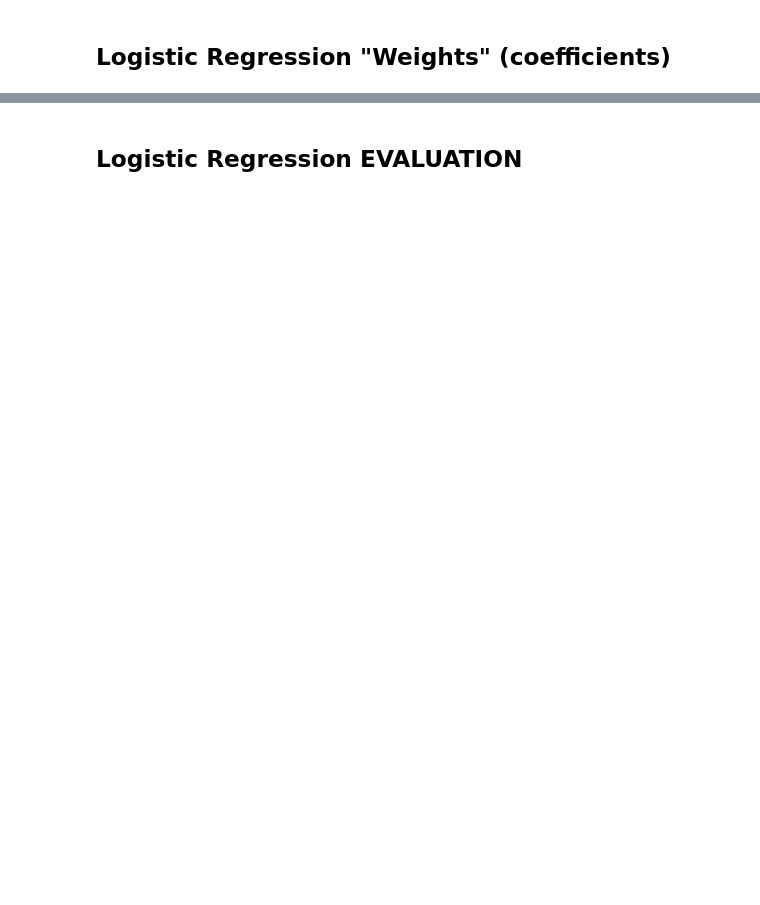
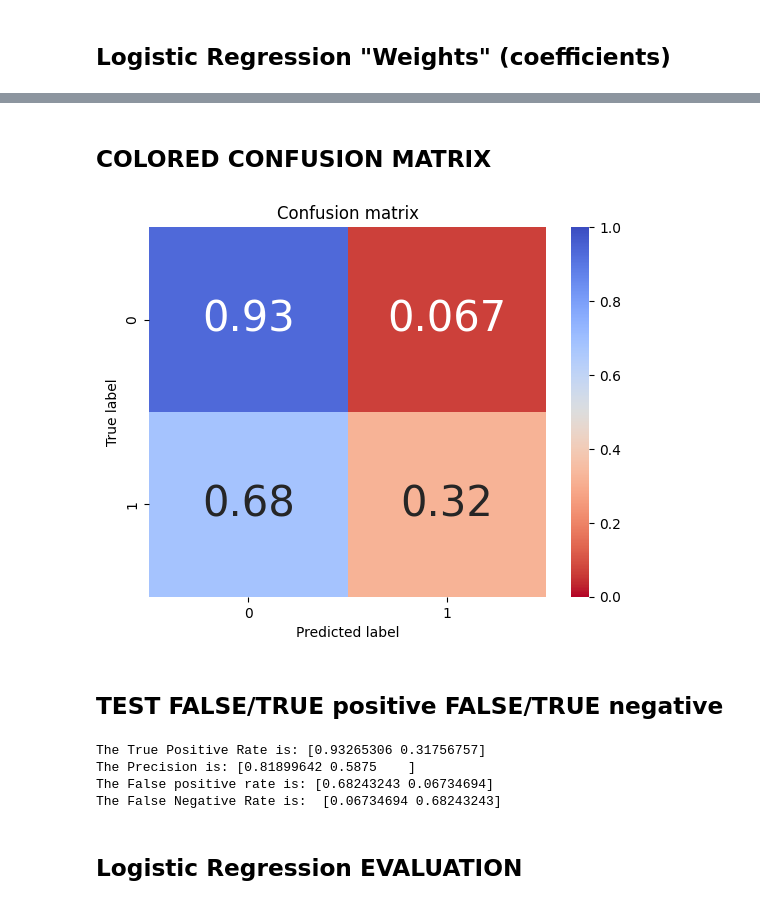
Before and after one commit to paoloartasensi/wow, a Jupyter notebook: PressMOVLogisticWithChatGPT.ipynb, the cells around one changed output, grey strips where cells are left out. Saved outputs shown, nothing was run; the diff lists cells and outputs as text; code cells hidden in the pictures; blank space fills up the shorter version.

```diff
--- a/PressMOVLogisticWithChatGPT.ipynb
+++ b/PressMOVLogisticWithChatGPT.ipynb
@@ -199,3 +199,59 @@ b0: -2.0818548065892135
+# %% [markdown]
+## COLORED CONFUSION MATRIX
+# %%
+def plot_confusion_matrix(cm, classes=None, title='Confusion matrix'):
+    """Plots a confusion matrix."""
+    if classes is not None:
+        sns.heatmap(cm, cmap="coolwarm_r",
+                    xticklabels=classes,
+                    yticklabels=classes,
+                    vmin=0., vmax=1.,
+                    annot=True, annot_kws={'size':30}
+                    )
+    else:
+        sns.heatmap(cm, vmin=0., vmax=1.)
+    plt.title(title)
+    plt.ylabel('True label')
+    plt.xlabel('Predicted label')
+
+# Visualizing cm
+
+cm = confusion_matrix(y_train, y_pred)
+cm_norm = cm / cm.sum(axis=1).reshape(-1,1)
+
+plot_confusion_matrix(cm_norm, classes = log_reg.classes_, title='Confusion matrix')
+# %% [output]
+[figure, added]
+# %% [markdown]
+## TEST FALSE/TRUE positive FALSE/TRUE negative
+# %%
+# Calculating False Positives (FP), False Negatives (FN), True Positives (TP) & True Negatives (TN)
+FP = cm.sum(axis=0) - np.diag(cm)
+FN = cm.sum(axis=1) - np.diag(cm)
+TP = np.diag(cm)
+TN = cm.sum() - (FP + FN + TP)
+
+# Sensitivity, hit rate, recall, or true positive rate
+TPR = TP / (TP + FN)
+print("The True Positive Rate is:", TPR)
+
+# Precision or positive predictive value
+PPV = TP / (TP + FP)
+print("The Precision is:", PPV)
+
+# False positive rate or False alarm rate
+FPR = FP / (FP + TN)
+print("The False positive rate is:", FPR)
+
+
+# False negative rate or Miss Rate
+FNR = FN / (FN + TP)
+print("The False Negative Rate is: ", FNR)
+# %% [output]
+The True Positive Rate is: [0.93265306 0.31756757]
+The Precision is: [0.81899642 0.5875    ]
+The False positive rate is: [0.68243243 0.06734694]
+The False Negative Rate is:  [0.06734694 0.68243243]
 # %% [markdown]
 ## Logistic Regression EVALUATION
 # %%
```
Also changed, not shown: parts of 9 cells of this notebook, 10 other files.
